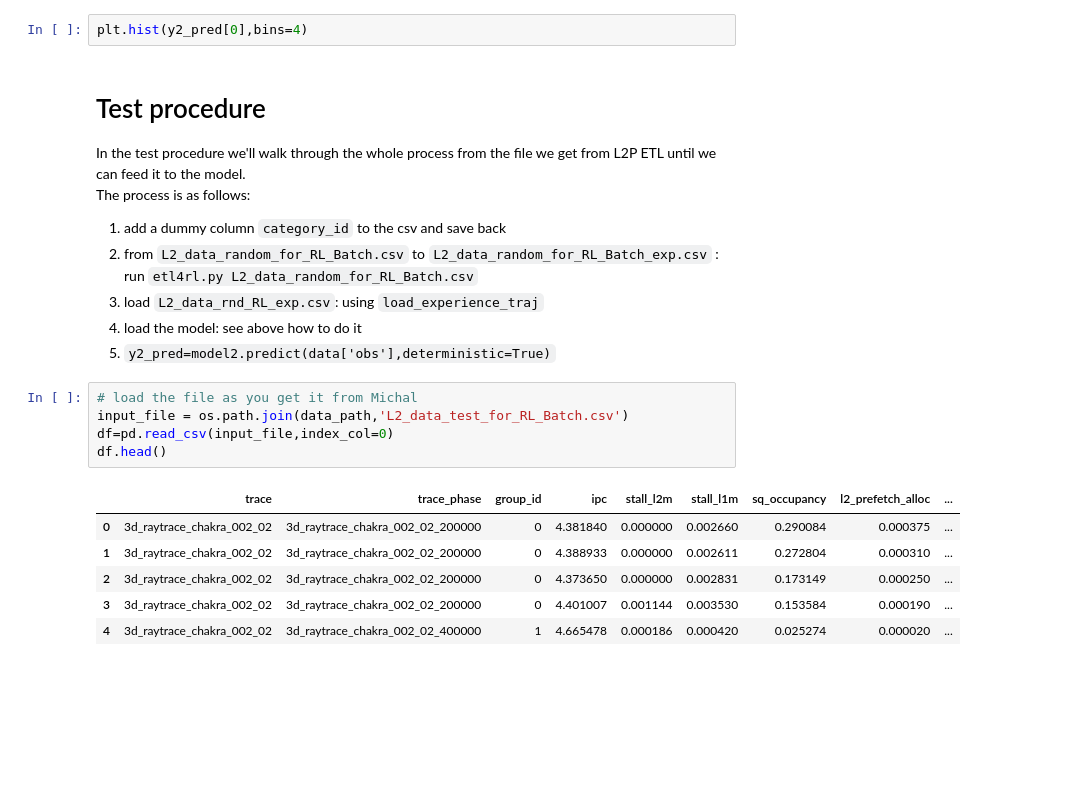
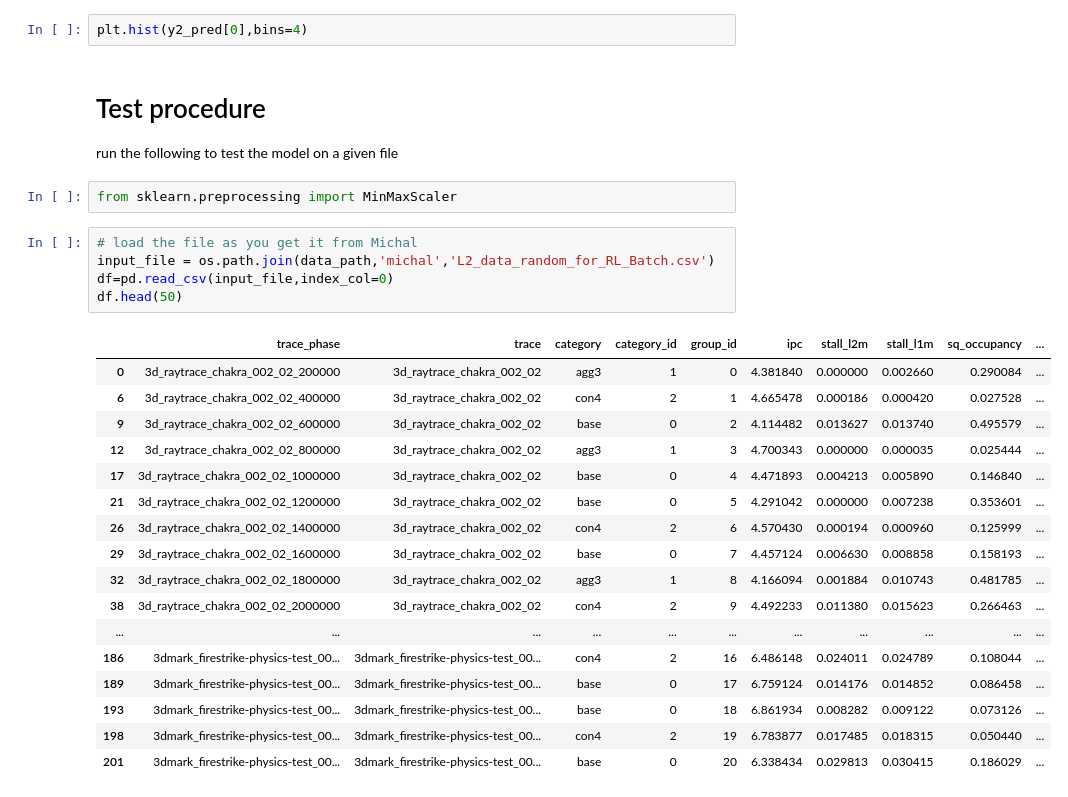
Before and after one commit to guyk1971/stable-baselines, a Jupyter notebook: my_colabs/eval_dbcq.ipynb, the cells around one changed output. Saved outputs shown, nothing was run; the diff lists cells and outputs as text; blank space fills up the shorter version.

```diff
--- a/my_colabs/eval_dbcq.ipynb
+++ b/my_colabs/eval_dbcq.ipynb
@@ -95,24 +123,31 @@ X2.shape
 y2_pred=model2.predict(X2,deterministic=True)
 # %%
 plt.hist(y2_pred[0],bins=4)
-# %% [markdown]
-# Test procedure
-In the test procedure we'll walk through the whole process from the file we get from L2P ETL until we can feed it to the model.
-The process is as follows:
-1. add a dummy column `category_id` to the csv and save back
-1. from `L2_data_random_for_RL_Batch.csv` to `L2_data_random_for_RL_Batch_exp.csv` : run `etl4rl.py L2_data_random_for_RL_Batch.csv`
-1. load `L2_data_rnd_RL_exp.csv`: using `load_experience_traj`
-1. load the model: see above how to do it
-1. `y2_pred=model2.predict(data['obs'],deterministic=True)`
+# %% [markdown]
+# Test procedure
+run the following to test the model on a given file
+# %%
+from sklearn.preprocessing import MinMaxScaler
 # %%
 # load the file as you get it from Michal
-input_file = os.path.join(data_path,'L2_data_test_for_RL_Batch.csv')
+input_file = os.path.join(data_path,'michal','L2_data_random_for_RL_Batch.csv')
 df=pd.read_csv(input_file,index_col=0)
-df.head()
+df.head(50)
 # %% [output]
-|  | trace | trace_phase | group_id | ipc | stall_l2m | stall_l1m | sq_occupancy | l2_prefetch_alloc | ... |
-| 0 | 3d_raytrace_chakra_002_02 | 3d_raytrace_chakra_002_02_200000 | 0 | 4.381840 | 0.000000 | 0.002660 | 0.290084 | 0.000375 | ... |
-| 1 | 3d_raytrace_chakra_002_02 | 3d_raytrace_chakra_002_02_200000 | 0 | 4.388933 | 0.000000 | 0.002611 | 0.272804 | 0.000310 | ... |
-| 2 | 3d_raytrace_chakra_002_02 | 3d_raytrace_chakra_002_02_200000 | 0 | 4.373650 | 0.000000 | 0.002831 | 0.173149 | 0.000250 | ... |
-| 3 | 3d_raytrace_chakra_002_02 | 3d_raytrace_chakra_002_02_200000 | 0 | 4.401007 | 0.001144 | 0.003530 | 0.153584 | 0.000190 | ... |
-| 4 | 3d_raytrace_chakra_002_02 | 3d_raytrace_chakra_002_02_400000 | 1 | 4.665478 | 0.000186 | 0.000420 | 0.025274 | 0.000020 | ... |
+|  | trace_phase | trace | category | category_id | group_id | ipc | stall_l2m | stall_l1m | sq_occupancy | ... |
+| 0 | 3d_raytrace_chakra_002_02_200000 | 3d_raytrace_chakra_002_02 | agg3 | 1 | 0 | 4.381840 | 0.000000 | 0.002660 | 0.290084 | ... |
+| 6 | 3d_raytrace_chakra_002_02_400000 | 3d_raytrace_chakra_002_02 | con4 | 2 | 1 | 4.665478 | 0.000186 | 0.000420 | 0.027528 | ... |
+| 9 | 3d_raytrace_chakra_002_02_600000 | 3d_raytrace_chakra_002_02 | base | 0 | 2 | 4.114482 | 0.013627 | 0.013740 | 0.495579 | ... |
+| 12 | 3d_raytrace_chakra_002_02_800000 | 3d_raytrace_chakra_002_02 | agg3 | 1 | 3 | 4.700343 | 0.000000 | 0.000035 | 0.025444 | ... |
+| 17 | 3d_raytrace_chakra_002_02_1000000 | 3d_raytrace_chakra_002_02 | base | 0 | 4 | 4.471893 | 0.004213 | 0.005890 | 0.146840 | ... |
+| 21 | 3d_raytrace_chakra_002_02_1200000 | 3d_raytrace_chakra_002_02 | base | 0 | 5 | 4.291042 | 0.000000 | 0.007238 | 0.353601 | ... |
+| 26 | 3d_raytrace_chakra_002_02_1400000 | 3d_raytrace_chakra_002_02 | con4 | 2 | 6 | 4.570430 | 0.000194 | 0.000960 | 0.125999 | ... |
+| 29 | 3d_raytrace_chakra_002_02_1600000 | 3d_raytrace_chakra_002_02 | base | 0 | 7 | 4.457124 | 0.006630 | 0.008858 | 0.158193 | ... |
+| 32 | 3d_raytrace_chakra_002_02_1800000 | 3d_raytrace_chakra_002_02 | agg3 | 1 | 8 | 4.166094 | 0.001884 | 0.010743 | 0.481785 | ... |
+| 38 | 3d_raytrace_chakra_002_02_2000000 | 3d_raytrace_chakra_002_02 | con4 | 2 | 9 | 4.492233 | 0.011380 | 0.015623 | 0.266463 | ... |
+| ... | ... | ... | ... | ... | ... | ... | ... | ... | ... | ... |
+| 186 | 3dmark_firestrike-physics-test_00... | 3dmark_firestrike-physics-test_00... | con4 | 2 | 16 | 6.486148 | 0.024011 | 0.024789 | 0.108044 | ... |
+| 189 | 3dmark_firestrike-physics-test_00... | 3dmark_firestrike-physics-test_00... | base | 0 | 17 | 6.759124 | 0.014176 | 0.014852 | 0.086458 | ... |
+| 193 | 3dmark_firestrike-physics-test_00... | 3dmark_firestrike-physics-test_00... | base | 0 | 18 | 6.861934 | 0.008282 | 0.009122 | 0.073126 | ... |
+| 198 | 3dmark_firestrike-physics-test_00... | 3dmark_firestrike-physics-test_00... | con4 | 2 | 19 | 6.783877 | 0.017485 | 0.018315 | 0.050440 | ... |
+| 201 | 3dmark_firestrike-physics-test_00... | 3dmark_firestrike-physics-test_00... | base | 0 | 20 | 6.338434 | 0.029813 | 0.030415 | 0.186029 | ... |
```
Also changed, not shown: parts of 22 cells of this notebook, 3 other files.
